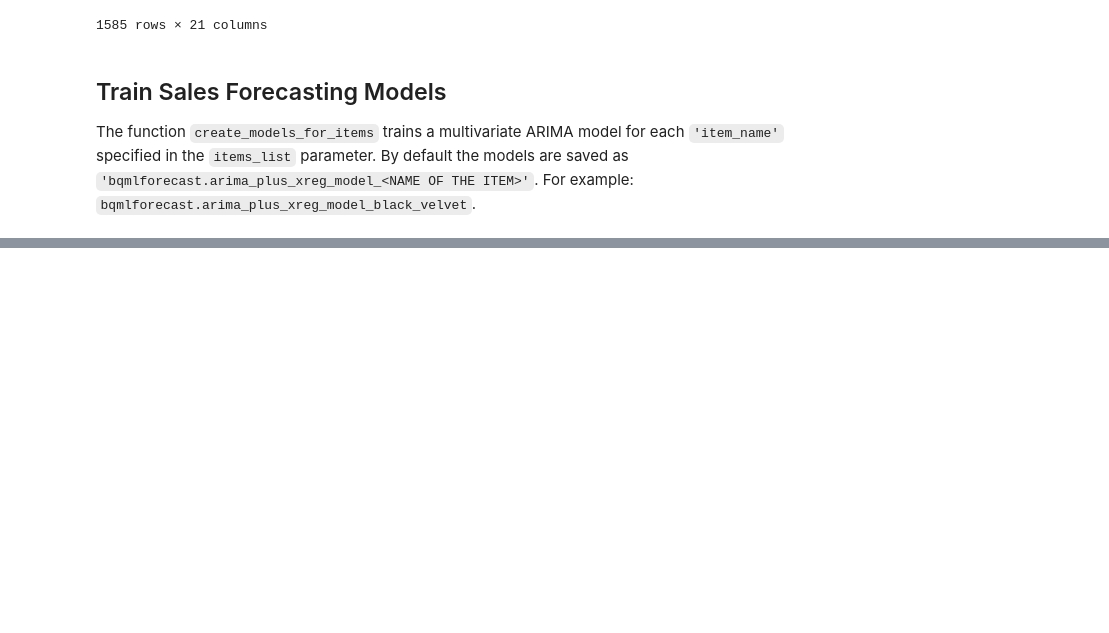
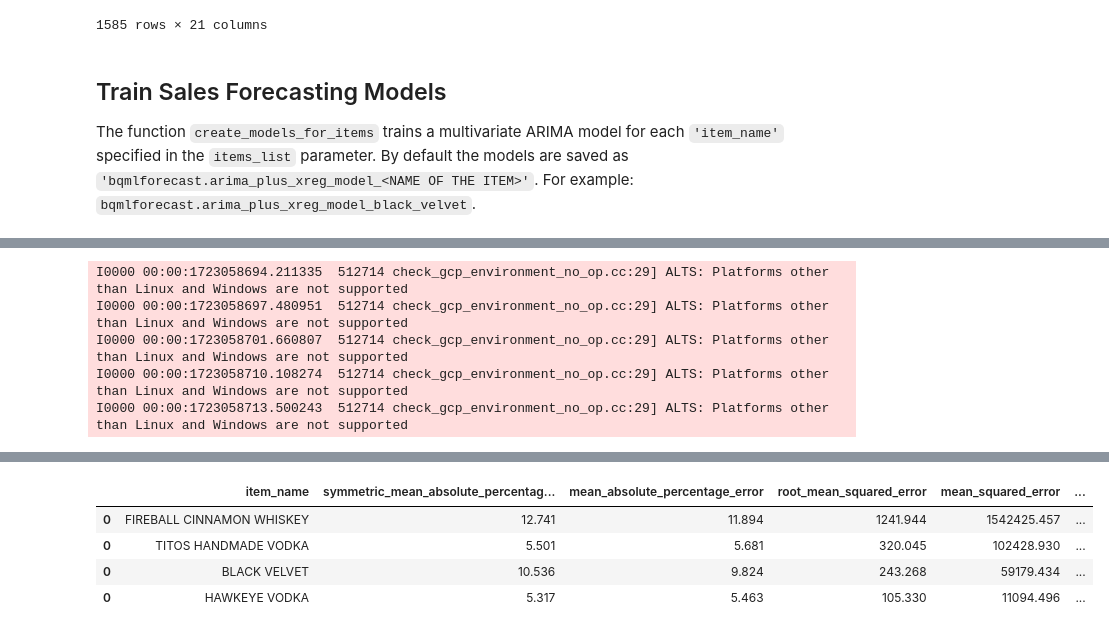
Before and after one commit to erik-ingwersen-ey/iowa_sales_forecast, a Jupyter notebook: notebooks/Test Code.ipynb, the cells around one changed output, grey strips where cells are left out. Cells and saved outputs as stored; diff of their text form; code cells hidden in the pictures; blank space fills up the shorter version.

```diff
--- a/notebooks/Test Code.ipynb
+++ b/notebooks/Test Code.ipynb
@@ -227,0 +98,4 @@ I0000 00:00:1723056853.526057  512714 check_gcp_environment_no_op.cc:29] ALTS: P
+# %%
+eval_df = evaluate_models(client, items_list[:4])
+eval_df
+# %% [output]
@@ -227,0 +103,5 @@ I0000 00:00:1723056853.526057  512714 check_gcp_environment_no_op.cc:29] ALTS: P
+I0000 00:00:1723058694.211335  512714 check_gcp_environment_no_op.cc:29] ALTS: Platforms other than Linux and Windows are not supported
+I0000 00:00:1723058697.480951  512714 check_gcp_environment_no_op.cc:29] ALTS: Platforms other than Linux and Windows are not supported
+I0000 00:00:1723058701.660807  512714 check_gcp_environment_no_op.cc:29] ALTS: Platforms other than Linux and Windows are not supported
+I0000 00:00:1723058710.108274  512714 check_gcp_environment_no_op.cc:29] ALTS: Platforms other than Linux and Windows are not supported
+I0000 00:00:1723058713.500243  512714 check_gcp_environment_no_op.cc:29] ALTS: Platforms other than Linux and Windows are not supported
@@ -228 +110,6 @@ I0000 00:00:1723056853.526057  512714 check_gcp_environment_no_op.cc:29] ALTS: P
+|  | item_name | symmetric_mean_absolute_percentag... | mean_absolute_percentage_error | root_mean_squared_error | mean_squared_error | ... |
+| 0 | FIREBALL CINNAMON WHISKEY | 12.741 | 11.894 | 1241.944 | 1542425.457 | ... |
+| 0 | TITOS HANDMADE VODKA | 5.501 | 5.681 | 320.045 | 102428.930 | ... |
+| 0 | BLACK VELVET | 10.536 | 9.824 | 243.268 | 59179.434 | ... |
+| 0 | HAWKEYE VODKA | 5.317 | 5.463 | 105.330 | 11094.496 | ... |
 # %%
```
Also changed, not shown: parts of 25 cells of this notebook, 3 other files.
